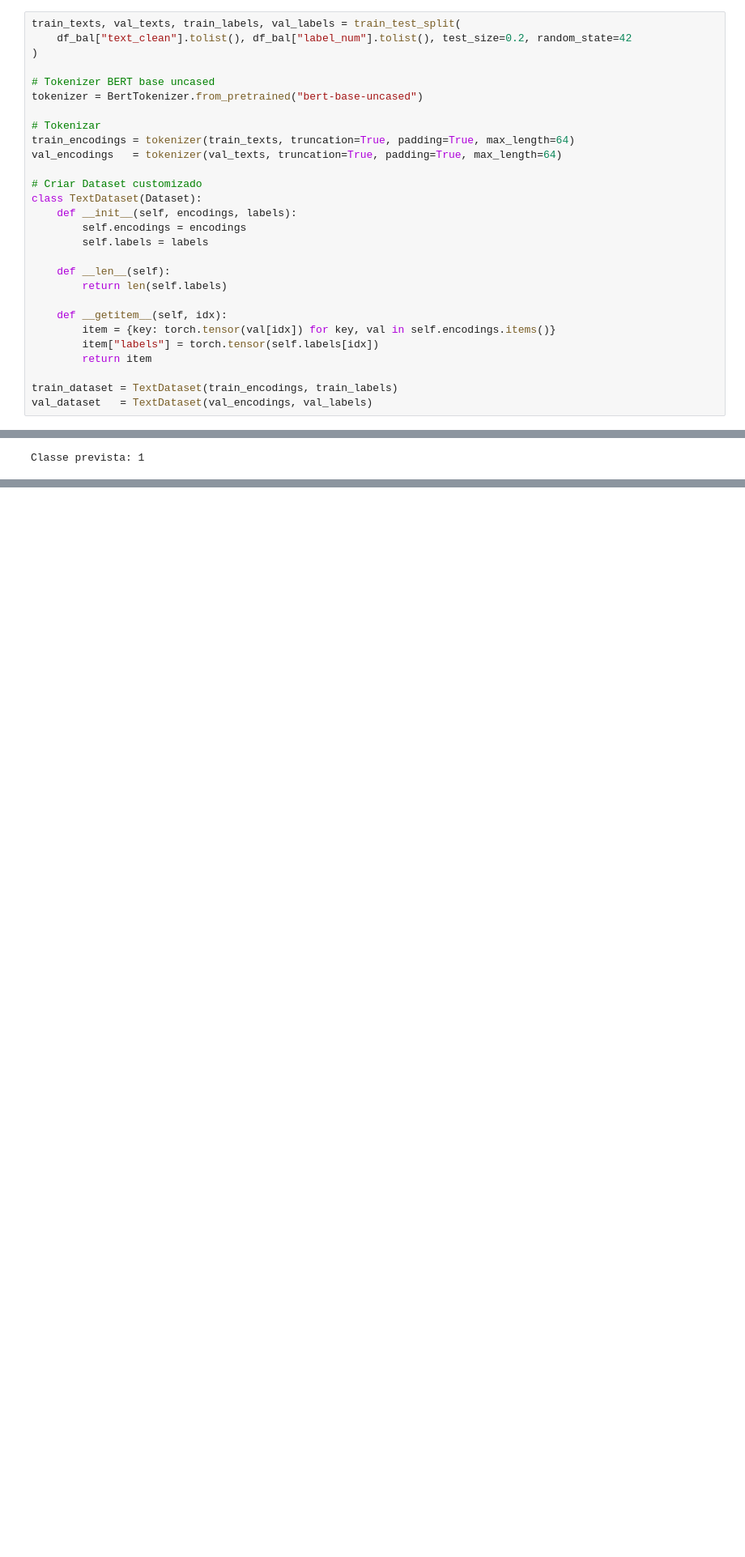
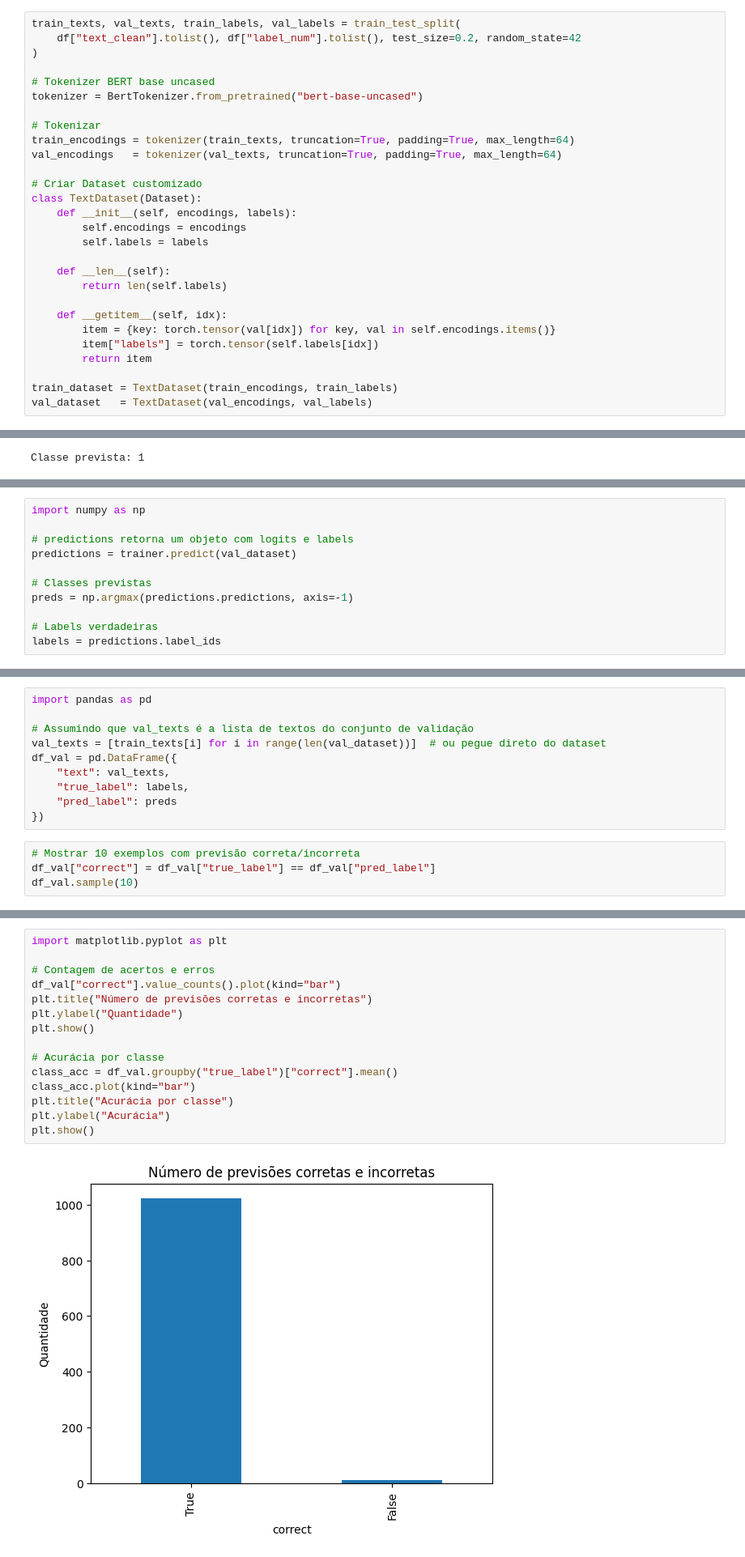
Before and after one commit to solovee/Detector-de-Spam, a Jupyter notebook: spamDetector.ipynb, the cells around one changed output, grey strips where cells are left out. Shown: that part at 81% size. Cells and saved outputs as stored; diff of their text form; blank space fills up the shorter version.

```diff
--- a/spamDetector.ipynb
+++ b/spamDetector.ipynb
@@ -91,6 +66,6 @@ df_bal
 # %%
 train_texts, val_texts, train_labels, val_labels = train_test_split(
-    df_bal["text_clean"].tolist(), df_bal["label_num"].tolist(), test_size=0.2, random_state=42
+    df["text_clean"].tolist(), df["label_num"].tolist(), test_size=0.2, random_state=42
 )
 
 # Tokenizer BERT base uncased
@@ -314,0 +284,11 @@ Pasta ./bert_finetuned_model zipada como ./bert_finetuned_model_zip.zip
+# %%
+import numpy as np
+
+# predictions retorna um objeto com logits e labels
+predictions = trainer.predict(val_dataset)
+
+# Classes previstas
+preds = np.argmax(predictions.predictions, axis=-1)
+
+# Labels verdadeiras
+labels = predictions.label_ids
@@ -314,0 +297,14 @@ Pasta ./bert_finetuned_model zipada como ./bert_finetuned_model_zip.zip
+# %%
+import pandas as pd
+
+# Assumindo que val_texts é a lista de textos do conjunto de validação
+val_texts = [train_texts[i] for i in range(len(val_dataset))]  # ou pegue direto do dataset
+df_val = pd.DataFrame({
+    "text": val_texts,
+    "true_label": labels,
+    "pred_label": preds
+})
+# %%
+# Mostrar 10 exemplos com previsão correta/incorreta
+df_val["correct"] = df_val["true_label"] == df_val["pred_label"]
+df_val.sample(10)
@@ -314,0 +323,17 @@ Pasta ./bert_finetuned_model zipada como ./bert_finetuned_model_zip.zip
+# %%
+import matplotlib.pyplot as plt
+
+# Contagem de acertos e erros
+df_val["correct"].value_counts().plot(kind="bar")
+plt.title("Número de previsões corretas e incorretas")
+plt.ylabel("Quantidade")
+plt.show()
+
+# Acurácia por classe
+class_acc = df_val.groupby("true_label")["correct"].mean()
+class_acc.plot(kind="bar")
+plt.title("Acurácia por classe")
+plt.ylabel("Acurácia")
+plt.show()
+# %% [output]
+[figure, added]
```
Also changed, not shown: parts of 22 cells of this notebook.
